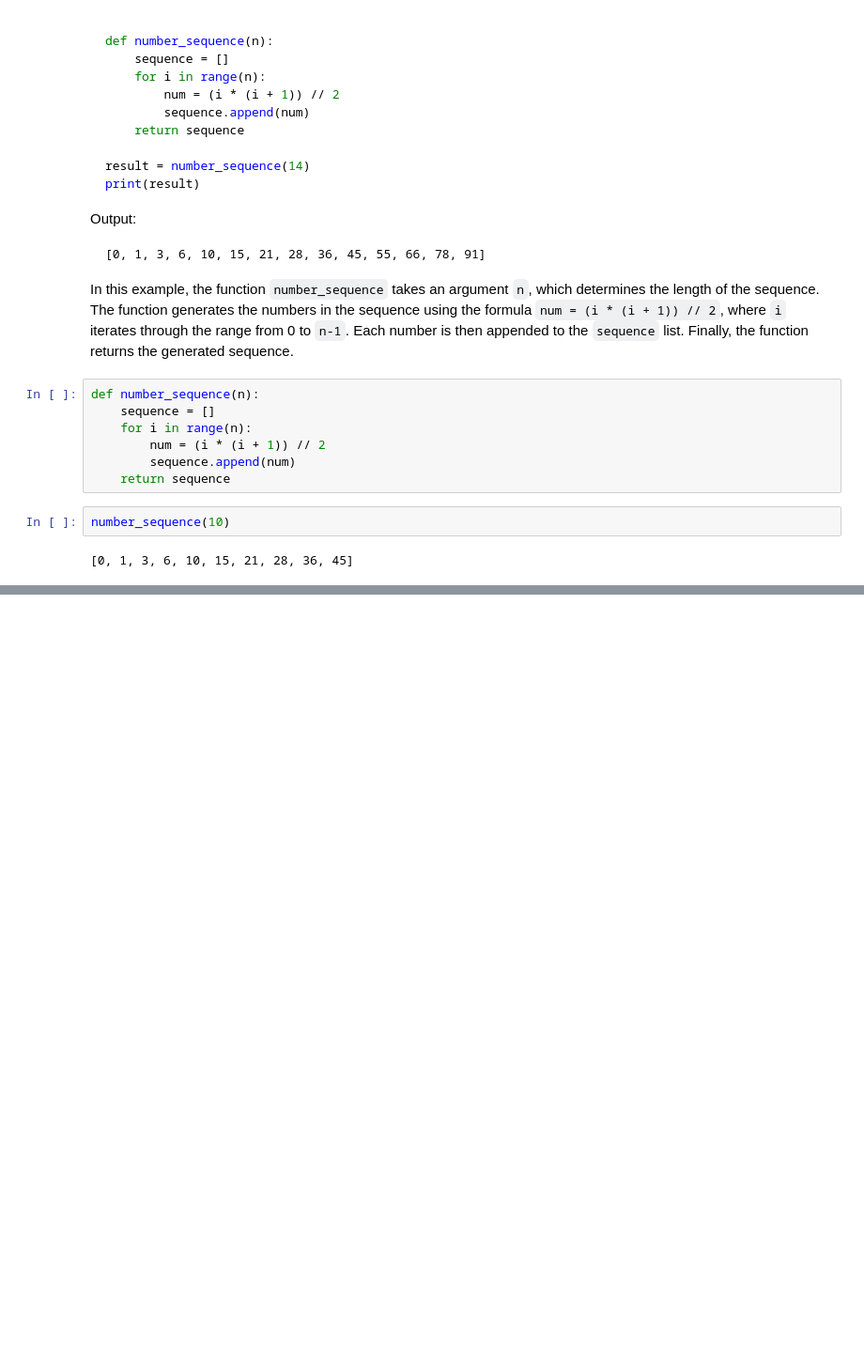
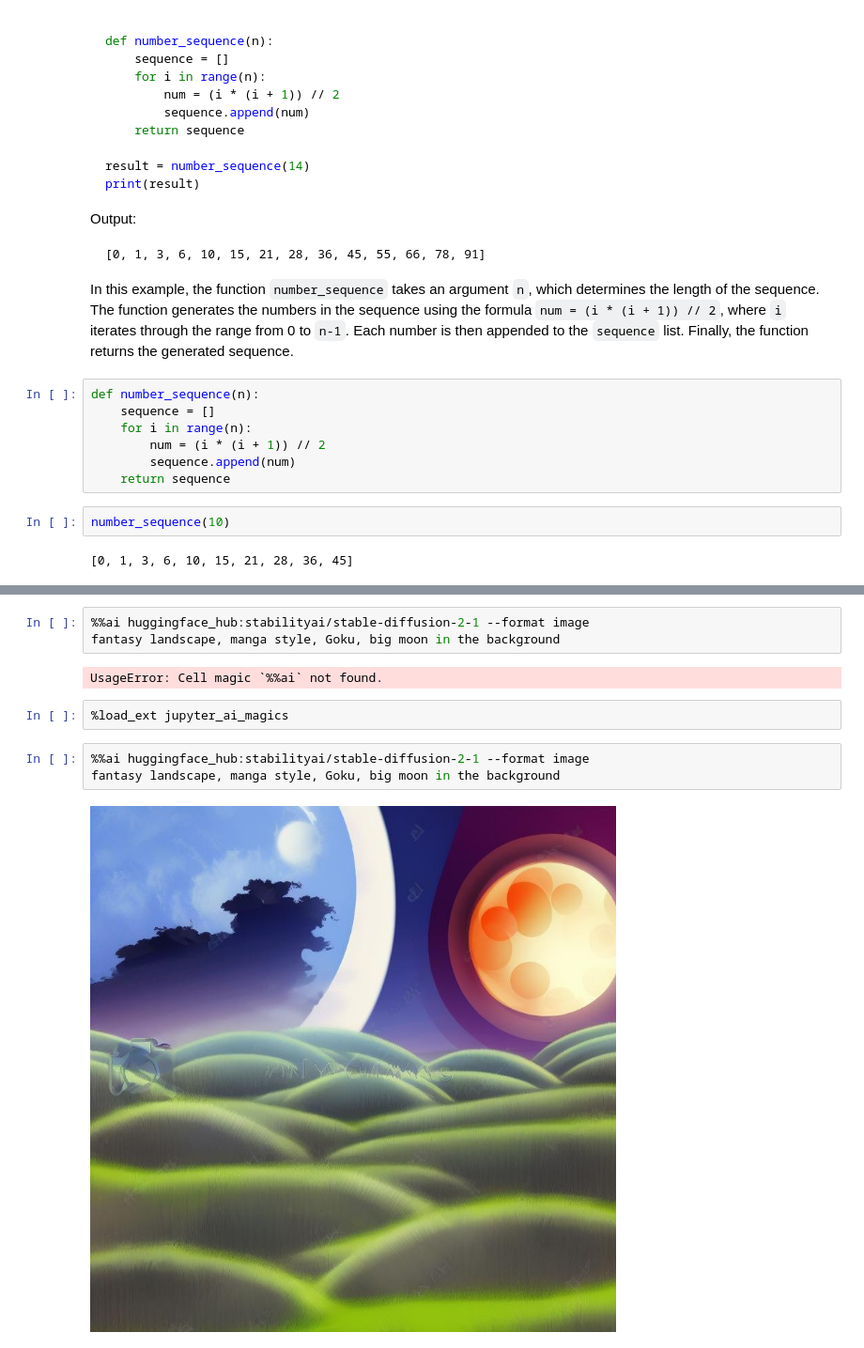
Before and after one commit to Mohamed-Afsar/jupyter-ai, a Jupyter notebook: jupyter_ai_magic.ipynb, the cells around one changed output, grey strips where cells are left out. Shown at 94% size. Drawn from its saved outputs; the diff is of its cells as text; blank space fills up the shorter version.

Commit message:
feat: Integrate Hugging Face Hub and an Image model

```diff
--- a/jupyter_ai_magic.ipynb
+++ b/jupyter_ai_magic.ipynb
@@ -371,0 +454,12 @@ number_sequence(10)
+# %%
+%%ai huggingface_hub:stabilityai/stable-diffusion-2-1 --format image
+fantasy landscape, manga style, Goku, big moon in the background
+# %% [output]
+UsageError: Cell magic `%%ai` not found.
+# %%
+%load_ext jupyter_ai_magics
+# %%
+%%ai huggingface_hub:stabilityai/stable-diffusion-2-1 --format image
+fantasy landscape, manga style, Goku, big moon in the background
+# %% [output]
+[figure, added]
```
Also changed, not shown: parts of 20 cells of this notebook, 1 other file.
